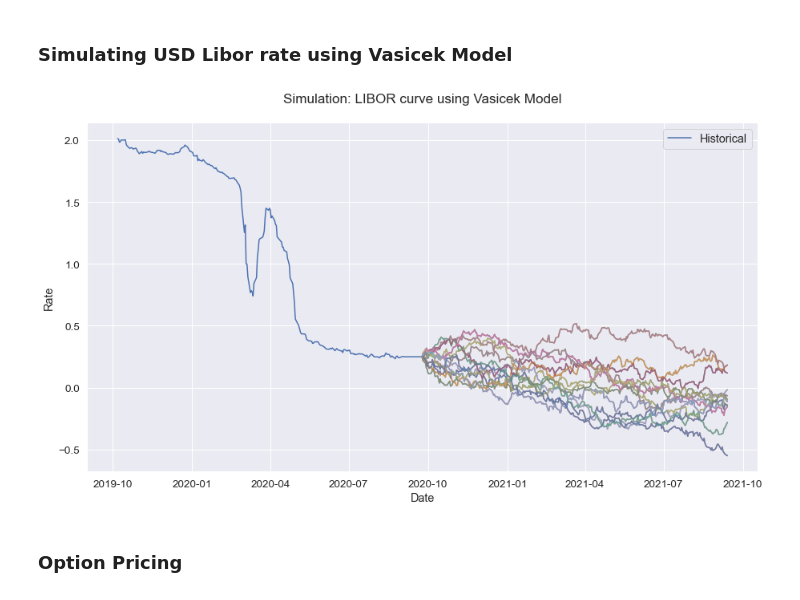
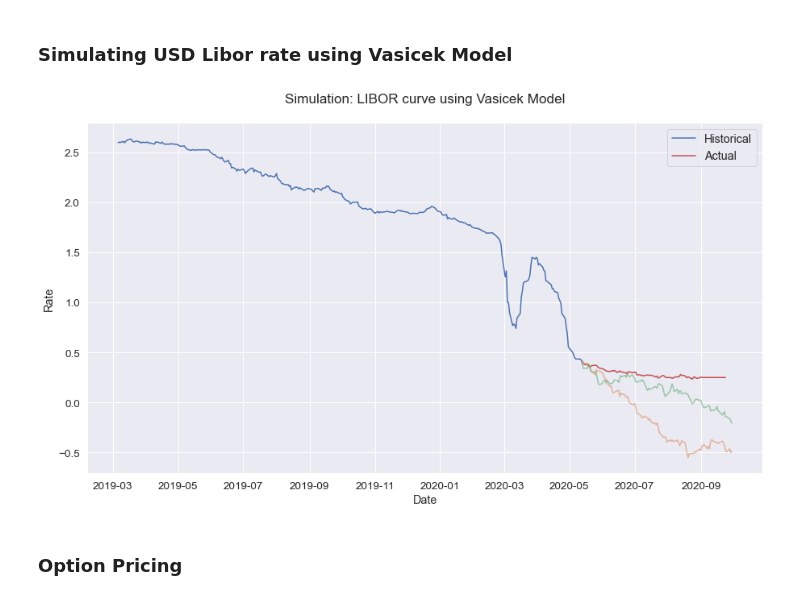
Before and after one commit to abhishekprog0/StructuredPricingEngine, a Jupyter notebook: Structured & Hybrid Project 2020.ipynb, the cells around one changed output. Cells and saved outputs as stored; diff of their text form; code cells hidden in the pictures.

```diff
--- a/Structured & Hybrid Project 2020.ipynb
+++ b/Structured & Hybrid Project 2020.ipynb
@@ -55,19 +55,20 @@ class DataReader:
 
         return price
 
-    def GetLiborData(self):
+    def GetLiborData(self, start, end):
 
         libor = pd.read_csv('3-month-libor.csv').fillna(method = 'bfill').fillna(method = 'ffill')
 
         libor['Date'] = libor['Date'].astype('datetime64[ns]')
         libor = libor.sort_values(by = ['Date'])
-        libor = libor.iloc[-252:]
+        df_train = libor.iloc[-start:-end]
+        df_test = libor.iloc[-end:]
 
         plt.title("historical LIBOR")
-        plt.plot(libor['Date'], libor['3M'])
+        plt.plot(df_train['Date'], df_train['3M'])
         plt.show()
 
-        return libor
+        return df_train, df_test
 
 datareader = DataReader()
 # %%
@@ -237,0 +260,2 @@ df = datareader.GetLiborData()
+# %%
+df_train, df_test = datareader.GetLiborData(start = 400, end = 100)
@@ -240,4 +268,4 @@ df = datareader.GetLiborData()
 # %%
-rn, k, beta, sig = model.MleVasicek(df)
-rn, k, beta, sig
+rn, k, beta, sig = model.MleVasicek(df_train)
+k, beta, sig
 # %% [output]
@@ -249,18 +282,19 @@ rn, k, beta, sig
 ### Simulating USD Libor rate using Vasicek Model
 # %%
 plt.title('Simulation: LIBOR curve using Vasicek Model')
-plt.plot(df['Date'], df['3M'], label = "Historical")
+plt.plot(df_train['Date'], df_train['3M'], label = "Historical")
+plt.plot(df_test['Date'], df_test['3M'], label = "Actual", color = 'r')
 
-for i in range(50):
+for i in range(2):
 
-    lib = model.Vasicek(df, df['3M'].iloc[-1], k, beta, sig, 1, 252, seed = np.random.randint(1000))
+    lib = model.Vasicek(df_train, df_train['3M'].iloc[-1], k, beta, sig, 1, N = 100, seed = np.random.randint(1000))
     plt.plot(lib['Date'], lib['3M'], alpha = 0.55)
 
 plt.xlabel('Date')
 plt.ylabel('Rate')
 plt.legend()
 plt.show()
 # %% [output]
-[figure, old version]
+[figure, new version]
 # %% [markdown]
 ### Option Pricing
```
Also changed, not shown: parts of 7 cells of this notebook.
